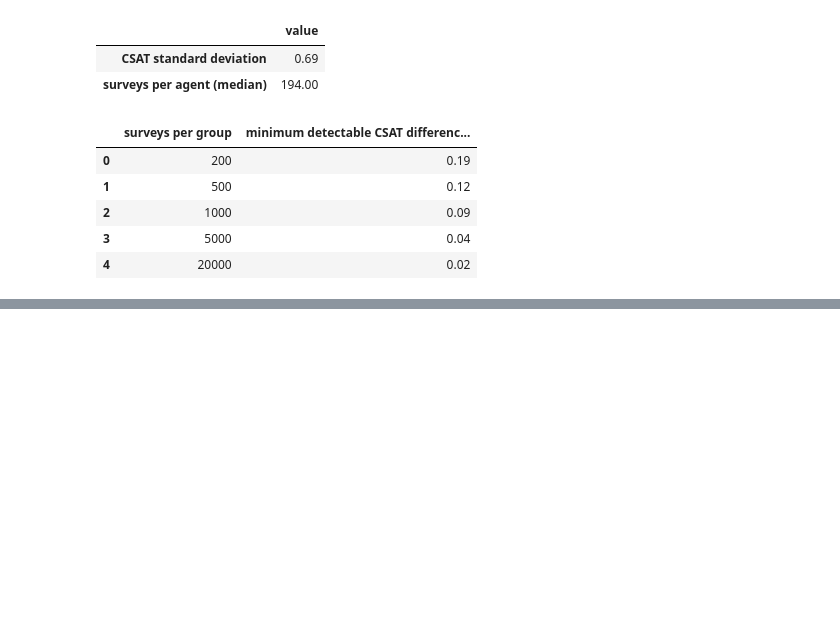
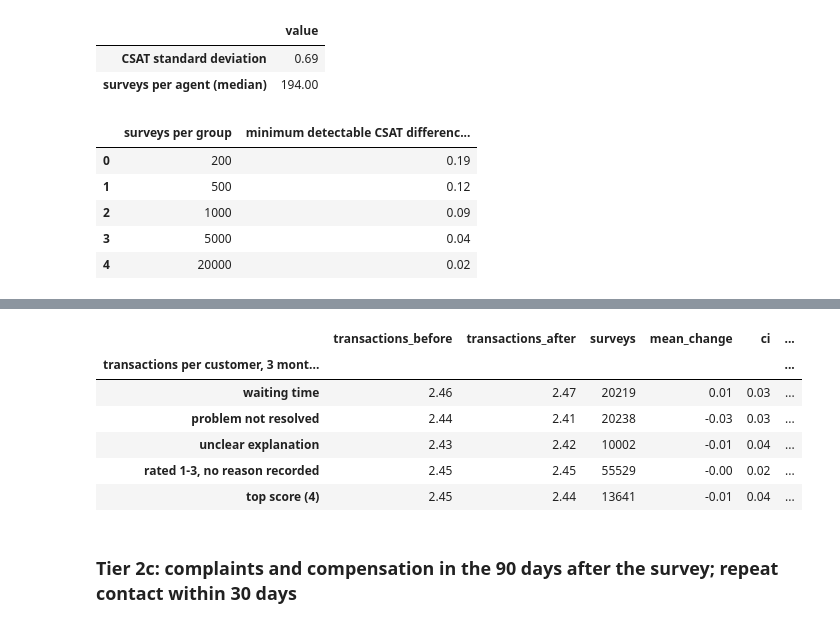
Before and after one commit to PedroCaballero1/krtr, a Jupyter notebook: notebooks/eda/compensations_hypothesis/satisfaction_surveys.ipynb, the cells around one changed output, grey strips where cells are left out. Saved outputs shown, nothing was run; the diff lists cells and outputs as text; code cells hidden in the pictures; blank space fills up the shorter version.

```diff
--- a/notebooks/eda/compensations_hypothesis/satisfaction_surveys.ipynb
+++ b/notebooks/eda/compensations_hypothesis/satisfaction_surveys.ipynb
@@ -767,0 +779,12 @@ display(pilot_sensitivity)
+# %%
+LOW_RATINGS = [1, 2, 3]
+surveys["is_low_rating"] = surveys["main_score"].isin(LOW_RATINGS)
+customer_attributes = customers[["customer_id", "segment", "country", "customer_status"]]
+enriched = surveys.merge(customer_attributes, on="customer_id", how="left")
+
+display(surveys.groupby("survey_type", observed=True).agg(
+    surveys=("main_score", "size"), lowest_score=("main_score", "min"), highest_score=("main_score", "max"),
+    rated_1_to_3=("is_low_rating", "sum"), share_rated_1_to_3_pct=("is_low_rating", lambda s: s.mean() * 100),
+))
+display(pd.crosstab(surveys["main_score"], surveys["survey_type"]).loc[LOW_RATINGS])
+display(pd.crosstab(surveys["is_low_rating"], surveys["comment_sentiment"].astype(str)).rename_axis(index="rating 1-3"))
@@ -767,0 +1124,15 @@ display(pilot_sensitivity)
+# %%
+REASON_GROUPS = ["waiting time", "problem not resolved", "unclear explanation", "rated 1-3, no reason recorded", "top score (4)"]
+scale_1_to_4 = surveys[surveys["survey_type"].isin(["CSAT", "CES"])].copy()
+theme = scale_1_to_4["open_comments"].astype(str).where(scale_1_to_4["open_comments"].notna()).map(NEGATIVE_COMMENT_THEMES)
+scale_1_to_4["reason_group"] = np.select(
+    [scale_1_to_4["main_score"] == 4, theme.notna(), scale_1_to_4["is_low_rating"]],
+    ["top score (4)", theme.fillna(""), "rated 1-3, no reason recorded"], default="",
+)
+scale_1_to_4["reason_group"] = pd.Categorical(scale_1_to_4["reason_group"], REASON_GROUPS, ordered=True)
+scale_1_to_4 = scale_1_to_4.merge(customer_value, on="customer_id", how="left").merge(
+    customers[["customer_id", "customer_status"]], on="customer_id", how="left")
+scale_1_to_4[["credit_balance_usd", "deposit_balance_usd", "annual_interest_income_usd"]] = scale_1_to_4[
+    ["credit_balance_usd", "deposit_balance_usd", "annual_interest_income_usd"]].fillna(0.0)
+scale_1_to_4["is_not_active"] = scale_1_to_4["customer_status"] != "Active"
+display(scale_1_to_4["reason_group"].value_counts().reindex(REASON_GROUPS).to_frame("CSAT and CES surveys"))
@@ -767,0 +1257,26 @@ display(pilot_sensitivity)
+# %%
+survey_month = scale_1_to_4["survey_date"].dt.to_period("M").astype(str).map(month_number)
+customer_code = customer_index.get_indexer(scale_1_to_4["customer_id"])
+usable = (survey_month >= 4) & (survey_month <= len(MONTHS) - 5) & (customer_code >= 0)
+rows = scale_1_to_4[usable].copy()
+month, code_ = survey_month[usable].to_numpy().astype(int), customer_code[usable]
+rows["transactions_before"] = cumulative[code_, month - 1] - cumulative[code_, month - 4]
+rows["transactions_after"] = cumulative[code_, month + 3] - cumulative[code_, month]
+rows["change_in_transactions"] = rows["transactions_after"] - rows["transactions_before"]
+
+activity_by_group = rows.groupby("reason_group", observed=True)["change_in_transactions"].agg(surveys="size", mean_change="mean", std="std")
+activity_by_group["ci"] = 1.96 * activity_by_group["std"] / activity_by_group["surveys"] ** 0.5
+baseline_change = activity_by_group.loc["top score (4)", "mean_change"]
+activity_by_group["difference_vs_top_score"] = activity_by_group["mean_change"] - baseline_change
+display(rows.groupby("reason_group", observed=True)[["transactions_before", "transactions_after"]].mean().join(
+    activity_by_group[["surveys", "mean_change", "ci", "difference_vs_top_score"]]).rename_axis("transactions per customer, 3 months before vs after the survey"))
+# %% [output]
+|  | transactions_before | transactions_after | surveys | mean_change | ci | ... |
+| transactions per customer, 3 mont... |  |  |  |  |  | ... |
+| waiting time | 2.46 | 2.47 | 20219 | 0.01 | 0.03 | ... |
+| problem not resolved | 2.44 | 2.41 | 20238 | -0.03 | 0.03 | ... |
+| unclear explanation | 2.43 | 2.42 | 10002 | -0.01 | 0.04 | ... |
+| rated 1-3, no reason recorded | 2.45 | 2.45 | 55529 | -0.00 | 0.02 | ... |
+| top score (4) | 2.45 | 2.44 | 13641 | -0.01 | 0.04 | ... |
+# %% [markdown]
+### Tier 2c: complaints and compensation in the 90 days after the survey; repeat contact within 30 days
```
Also changed, not shown: parts of 43 cells of this notebook, 2 other files.
